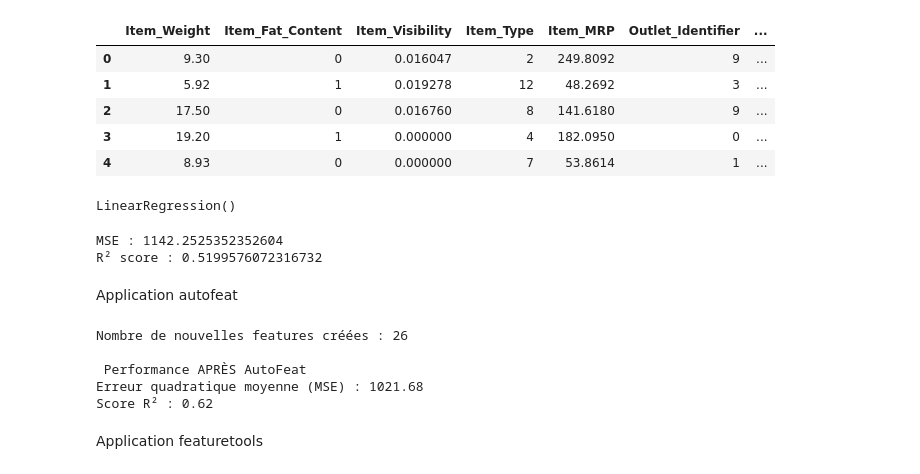
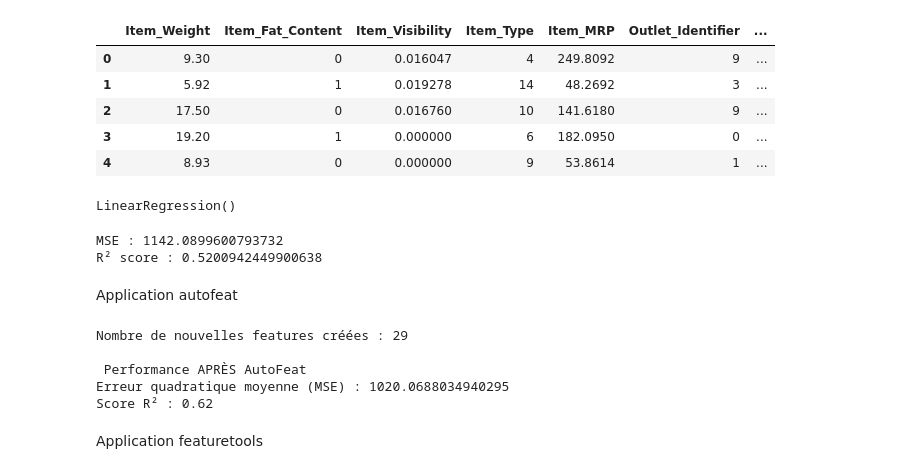
Before and after one commit to kiswayODG/AutoFE, a Jupyter notebook: applicationFeatureTools.ipynb, the cells around one changed output. Saved outputs shown, nothing was run; the diff lists cells and outputs as text; code cells hidden in the pictures.

```diff
--- a/applicationFeatureTools.ipynb
+++ b/applicationFeatureTools.ipynb
@@ -5,4 +8,5 @@ import featuretools as ft
 import numpy as np
 import pandas as pd
 # %%
-train = pd.read_csv("autoFETools.csv")
+df = pd.read_csv("autoFETools.csv")
+df.head()
@@ -8,0 +36,3 @@ train = pd.read_csv("autoFETools.csv")
+# %%
+df['Item_Weight'].fillna(df['Item_Weight'].mean(), inplace = True)
+df['Outlet_Size'].fillna("missing", inplace = True)
@@ -8,0 +46,11 @@ train = pd.read_csv("autoFETools.csv")
+# %%
+fat_content_dict = {'Low Fat':0, 'Regular':1, 'LF':0, 'reg':1, 'low fat':0}
+df['Item_Fat_Content'] = df['Item_Fat_Content'].replace(fat_content_dict, regex=True)
+
+df['id'] = df['Item_Identifier'] + df['Outlet_Identifier']
+df.drop(['Item_Identifier'], axis=1, inplace=True)
+# %%
+test_Item_Identifier = df['Item_Identifier']
+test_Outlet_Identifier = df['Outlet_Identifier']
+sales = df['Item_Outlet_Sales']
+df.drop(['Item_Outlet_Sales'], axis=1, inplace=True)
@@ -70,18 +68,18 @@ train.head()
 # %%
 from sklearn.preprocessing import LabelEncoder
 colonnes_a_encoder = ['Item_Type', 'Outlet_Size', 'Outlet_Location_Type', 'Outlet_Type','Outlet_Identifier']
 le = LabelEncoder()
 for col in colonnes_a_encoder:
-    train[col] = le.fit_transform(train[col].astype(str))
+    df[col] = le.fit_transform(df[col].astype(str))
 
-train.head()
+df.head()
 # %% [output]
 |  | Item_Weight | Item_Fat_Content | Item_Visibility | Item_Type | Item_MRP | Outlet_Identifier | ... |
-| 0 | 9.30 | 0 | 0.016047 | 2 | 249.8092 | 9 | ... |
-| 1 | 5.92 | 1 | 0.019278 | 12 | 48.2692 | 3 | ... |
-| 2 | 17.50 | 0 | 0.016760 | 8 | 141.6180 | 9 | ... |
-| 3 | 19.20 | 1 | 0.000000 | 4 | 182.0950 | 0 | ... |
-| 4 | 8.93 | 0 | 0.000000 | 7 | 53.8614 | 1 | ... |
+| 0 | 9.30 | 0 | 0.016047 | 4 | 249.8092 | 9 | ... |
+| 1 | 5.92 | 1 | 0.019278 | 14 | 48.2692 | 3 | ... |
+| 2 | 17.50 | 0 | 0.016760 | 10 | 141.6180 | 9 | ... |
+| 3 | 19.20 | 1 | 0.000000 | 6 | 182.0950 | 0 | ... |
+| 4 | 8.93 | 0 | 0.000000 | 9 | 53.8614 | 1 | ... |
 # %%
 from sklearn.linear_model import LinearRegression
 from sklearn.model_selection import train_test_split
@@ -103,12 +101,13 @@ model.fit(X_train, y_train)
 LinearRegression()
 # %%
 y_pred = model.predict(X_test)
-
-print("MSE :", np.sqrt(mean_squared_error(y_test, y_pred)))
-print("R² score :", r2_score(y_test, y_pred))
+mse = np.sqrt(mean_squared_error(y_test, y_pred))
+r2 = r2_score(y_test, y_pred)
+print("MSE :", mse)
+print("R² score :", r2)
 # %% [output]
-MSE : 1142.2525352352604
-R² score : 0.5199576072316732
+MSE : 1142.0899600793732
+R² score : 0.5200942449900638
 # %% [markdown]
 Application autofeat
 # %%
@@ -124,16 +123,16 @@ model_af = LinearRegression()
 model_af.fit(X_train_af, y_train)
 y_pred_af = model_af.predict(X_test_af)
 
-mse = mean_squared_error(y_test, y_pred_af)
-r2 = r2_score(y_test, y_pred_af)
+mse_af = np.sqrt(mean_squared_error(y_test, y_pred_af))
+r2_af = r2_score(y_test, y_pred_af)
 print("\n Performance APRÈS AutoFeat")
-print(f"Erreur quadratique moyenne (MSE) : {np.sqrt(mse):.2f}")
-print(f"Score R² : {r2:.2f}")
+print(f"Erreur quadratique moyenne (MSE) : {mse_af}")
+print(f"Score R² : {r2_af:.2f}")
 # %% [output]
-Nombre de nouvelles features créées : 26
+Nombre de nouvelles features créées : 29
 
  Performance APRÈS AutoFeat
-Erreur quadratique moyenne (MSE) : 1021.68
+Erreur quadratique moyenne (MSE) : 1020.0688034940295
 Score R² : 0.62
 # %% [markdown]
 Application featuretools
```
Also changed, not shown: parts of 19 cells of this notebook, 1 other file.
